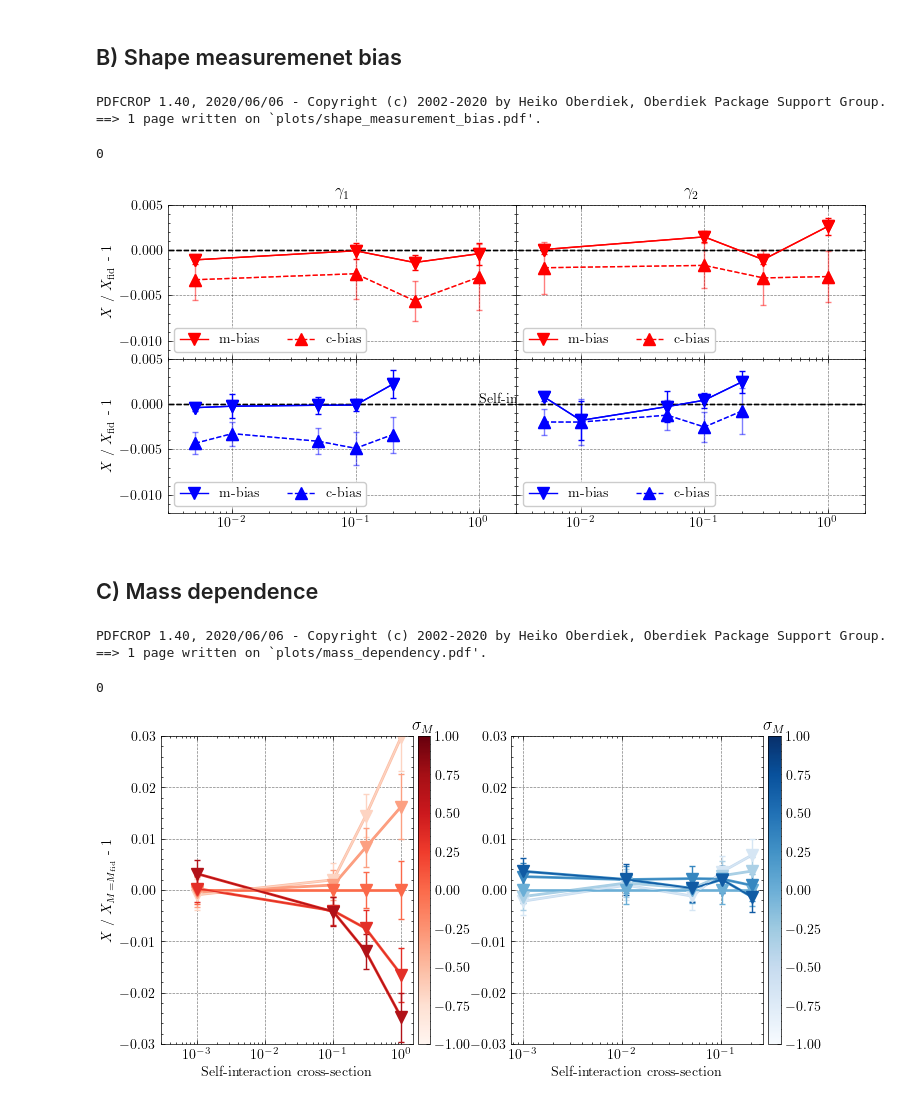
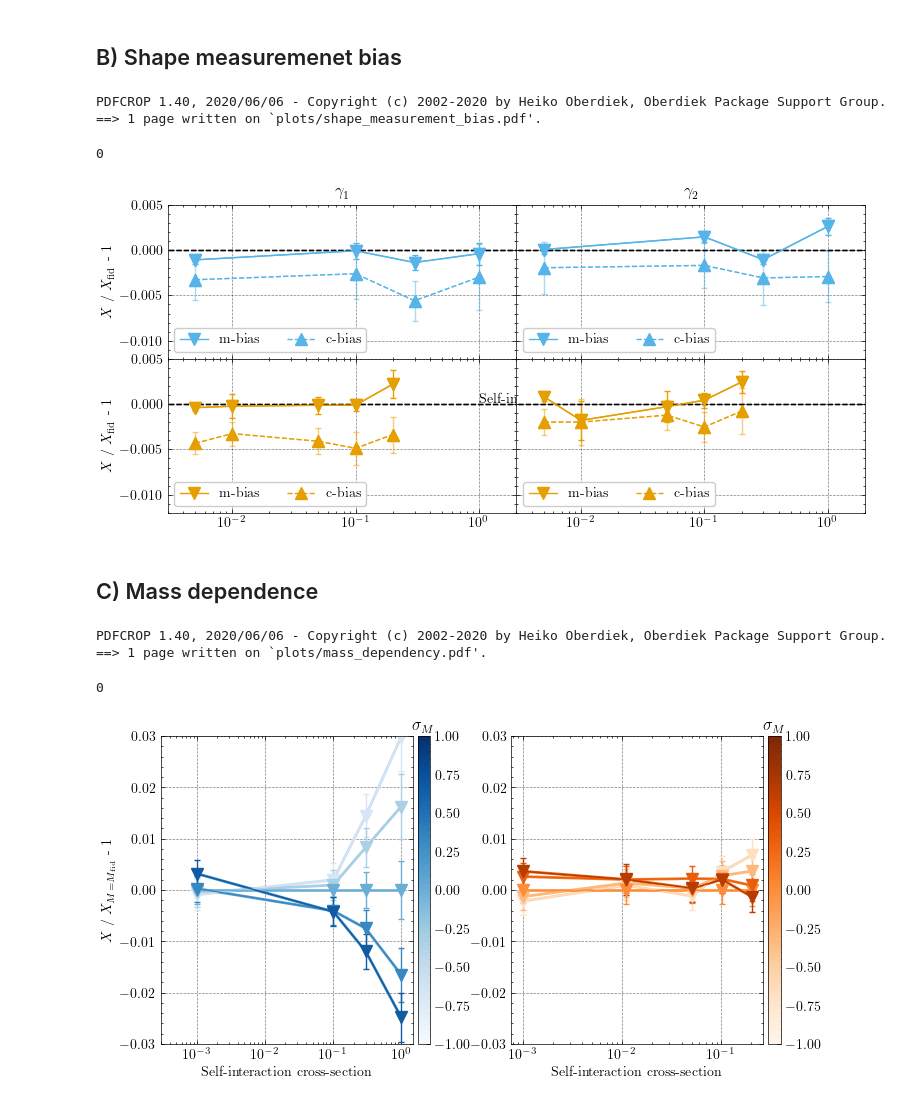
Before and after one commit to davidharvey1986/ml_a2744, a Jupyter notebook: notebooks/plots_for_paper.ipynb, the cells around one changed output. Cells and saved outputs as stored; diff of their text form; code cells hidden in the pictures.

```diff
--- a/notebooks/plots_for_paper.ipynb
+++ b/notebooks/plots_for_paper.ipynb
@@ -338,7 +351,7 @@ colors = {
     'flamingo':'cyan', 'bahamas':'r', 'darkskies':'b','tng':'green'}
 
 cdm_vals = []
-for ifx, results_file in enumerate( [fiducial, tng_flamingo]):
+for ifx, results_file in enumerate( [fiducial]):
     domain = this_domain[ifx]
 
     all_results= pkl.load(open(results_file,'rb'))
@@ -1240,13 +1090,13 @@ for ic, c in enumerate([0, 0.01]):
                             fmt=fmt,
                             capsize=2,
                             markersize=8,
-                           color=color[target],
+                           color=colour_scheme[domain[target].split('_')[0]],
                            alpha=alpha)
                 ax.plot( tgt['cross_sections'],
                             means-1,
                             fmt,
                             markersize=8,
-                            color=color[target],
+                            color=colour_scheme[domain[target].split('_')[0]],
                            label=label)
 
 
@@ -1292,7 +1142,7 @@ os.system(f"pdfcrop {fname} {fname}")
 PDFCROP 1.40, 2020/06/06 - Copyright (c) 2002-2020 by Heiko Oberdiek, Oberdiek Package Support Group.
 ==> 1 page written on `plots/shape_measurement_bias.pdf'.
 0
-[figure, old version]
+[figure, new version]
 # %% [markdown]
 ## C) Mass dependence
 # %%
@@ -1303,8 +1153,8 @@ n_mass_bins = len(list(mass_results.keys()))
 fig, axarr = plt.subplots(1, 2, figsize=(8,4))
 fig.subplots_adjust(wspace=.3)
 color = {
-    'src':colourFromRange([-1,n_mass_bins], cmap='Reds'),
-    'tgt':colourFromRange([-1,n_mass_bins], cmap='Blues')
+    'src':colourFromRange([-1,n_mass_bins], cmap='Blues'),
+    'tgt':colourFromRange([-1,n_mass_bins], cmap='Oranges')
 }
 
 
@@ -1350,31 +1200,31 @@ for imass_bin in tqdm(range(n_mass_bins)):
                 cmap=color[target].cmap,
                 norm=plt.Normalize(-1, 1 ),
                 linewidths=2
             )
 
         lc.set_array(np.full(segments.shape[0], imass_bin/n_mass_bins-0.5))
         im2 = ax.add_collection(lc)
 
 
         ax.set_xscale('log')
 
         ax.set_xlabel("Self-interaction cross-section")
         if imass_bin == 0:
             if itgt == 0:
                 ax.set_ylabel("Model threshold output")
 
         if imass_bin == n_mass_bins - 1:
             divider = make_axes_locatable(ax)
             cax = divider.append_axes('right', size='5%', pad=0.05)
             fig.colorbar(im2, cax=cax, orientation='vertical')
             ax.text(1.04,1.02,"$\sigma_M$",transform=ax.transAxes,fontsize=12, ha='center')
         ax.set_ylim(-0.03,0.03)
 axarr[0].set_ylabel("$X$ / $X_{M=M_{\\rm fid}}$ - 1")
 fname = "plots/mass_dependency.pdf"
 plt.savefig(fname)
 os.system(f"pdfcrop {fname} {fname}")
 # %% [output]
 PDFCROP 1.40, 2020/06/06 - Copyright (c) 2002-2020 by Heiko Oberdiek, Oberdiek Package Support Group.
 ==> 1 page written on `plots/mass_dependency.pdf'.
 0
-[figure, old version]
+[figure, new version]
```
Also changed, not shown: parts of 14 cells of this notebook, 2 other files.
